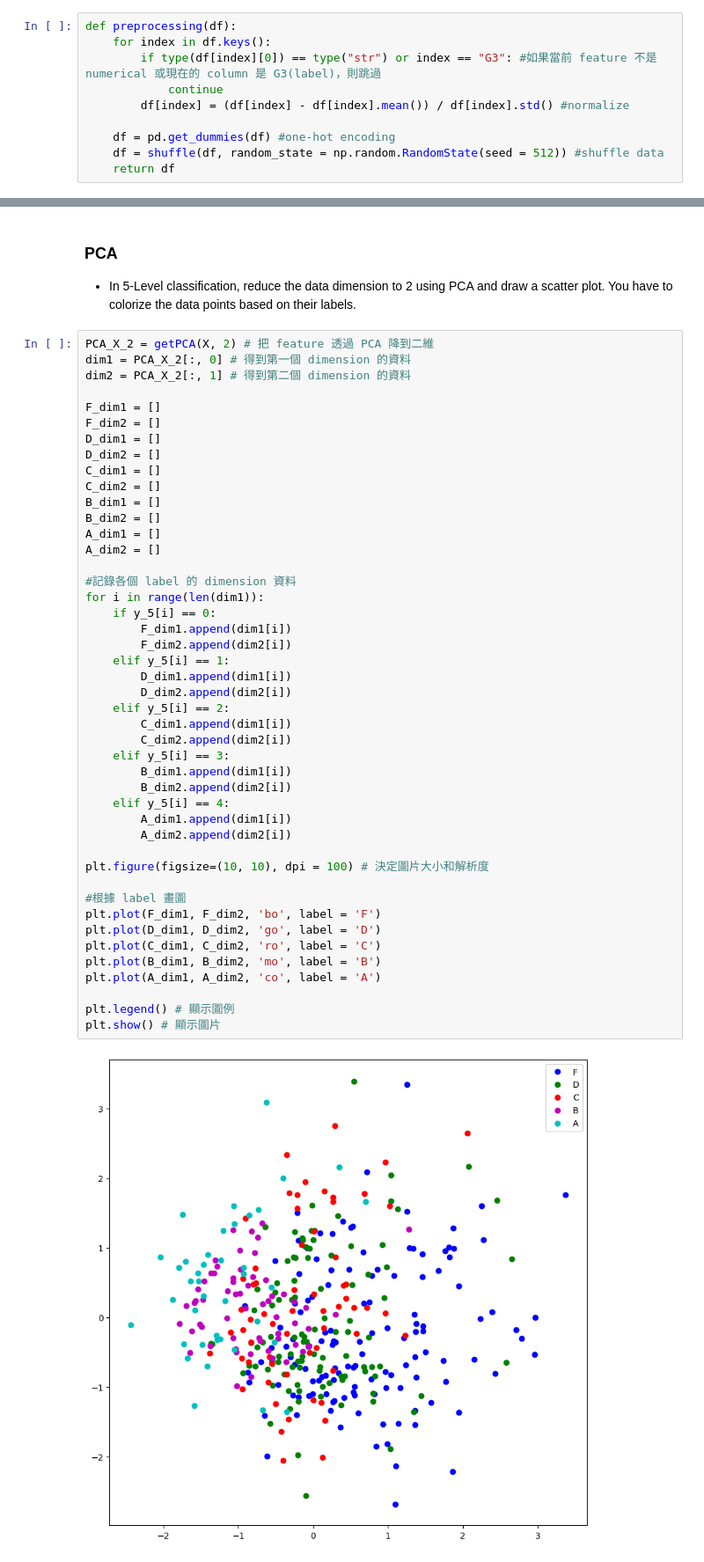
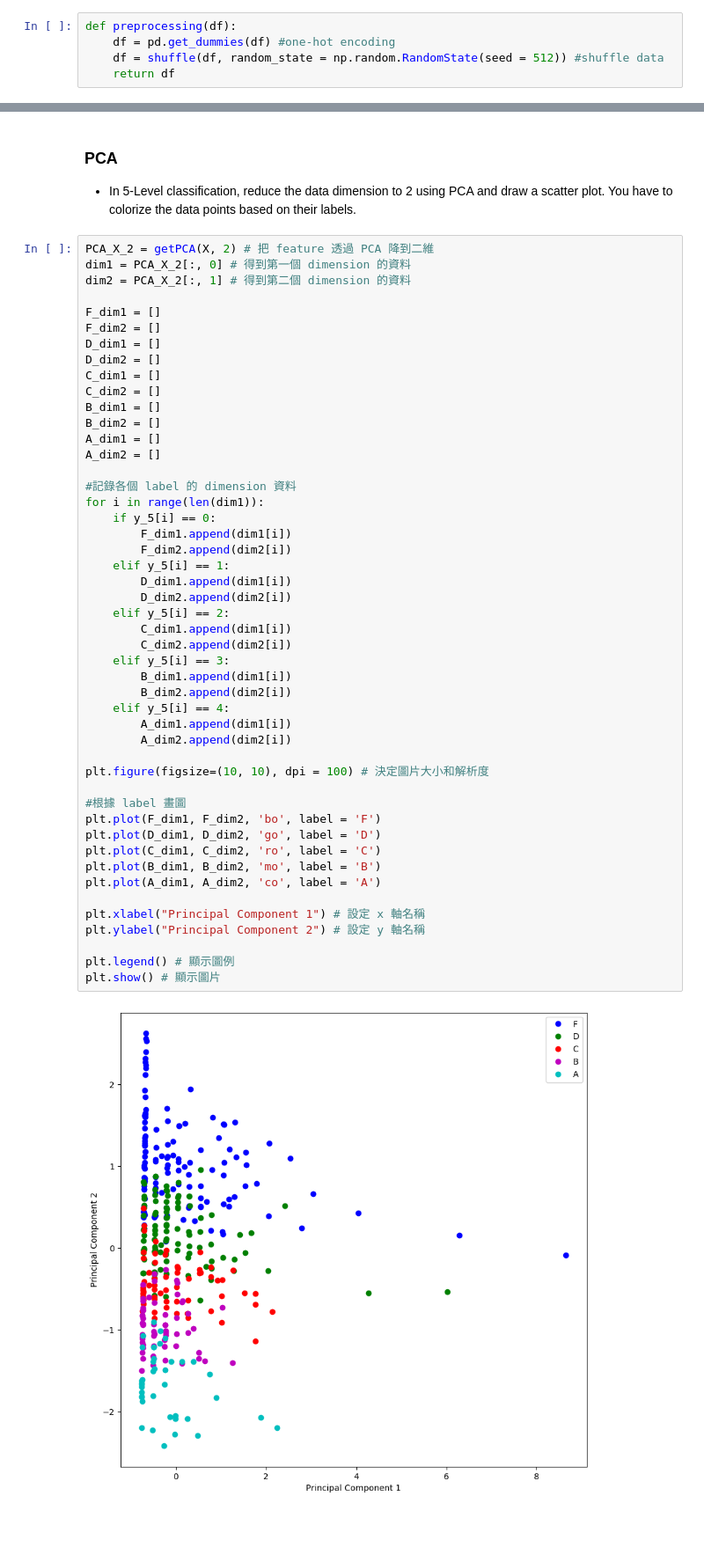
Before and after one commit to ee-chiu/ML-hw2, a Jupyter notebook: hw2.ipynb, the cells around one changed output, grey strips where cells are left out. Shown at 88% size. Drawn from its saved outputs; the diff is of its cells as text; blank space fills up the shorter version.

```diff
--- a/hw2.ipynb
+++ b/hw2.ipynb
@@ -36,11 +36,6 @@ df = load_data()
 ## 2. Data Preprocessing
 # %%
 def preprocessing(df):
-    for index in df.keys():
-        if type(df[index][0]) == type("str") or index == "G3": #如果當前 feature 不是 numerical 或現在的 column 是 G3(label)，則跳過
-            continue
-        df[index] = (df[index] - df[index].mean()) / df[index].std() #normalize
-
     df = pd.get_dummies(df) #one-hot encoding
     df = shuffle(df, random_state = np.random.RandomState(seed = 512)) #shuffle data
     return df
@@ -529,31 +530,34 @@ A_dim2 = []
 #記錄各個 label 的 dimension 資料
 for i in range(len(dim1)):
     if y_5[i] == 0:
         F_dim1.append(dim1[i])
         F_dim2.append(dim2[i])
     elif y_5[i] == 1:
         D_dim1.append(dim1[i])
         D_dim2.append(dim2[i])
     elif y_5[i] == 2:
         C_dim1.append(dim1[i])
         C_dim2.append(dim2[i])
     elif y_5[i] == 3:
         B_dim1.append(dim1[i])
         B_dim2.append(dim2[i])
     elif y_5[i] == 4:
         A_dim1.append(dim1[i])
         A_dim2.append(dim2[i])
 
 plt.figure(figsize=(10, 10), dpi = 100) # 決定圖片大小和解析度
 
 #根據 label 畫圖
 plt.plot(F_dim1, F_dim2, 'bo', label = 'F')
 plt.plot(D_dim1, D_dim2, 'go', label = 'D')
 plt.plot(C_dim1, C_dim2, 'ro', label = 'C')
 plt.plot(B_dim1, B_dim2, 'mo', label = 'B')
 plt.plot(A_dim1, A_dim2, 'co', label = 'A')
 
+plt.xlabel("Principal Component 1") # 設定 x 軸名稱
+plt.ylabel("Principal Component 2") # 設定 y 軸名稱
+
 plt.legend() # 顯示圖例
 plt.show() # 顯示圖片
 # %% [output]
-[figure, old version]
+[figure, new version]
```
Also changed, not shown: parts of 8 cells of this notebook.
